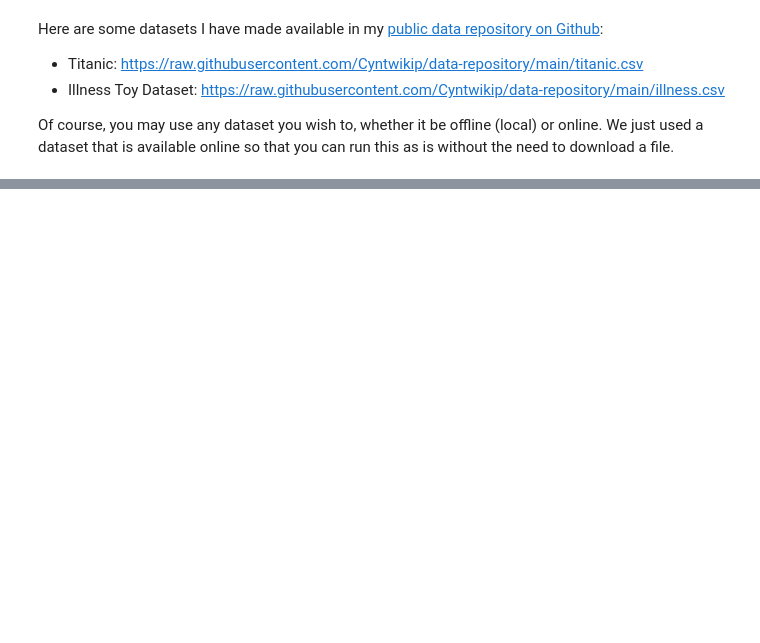
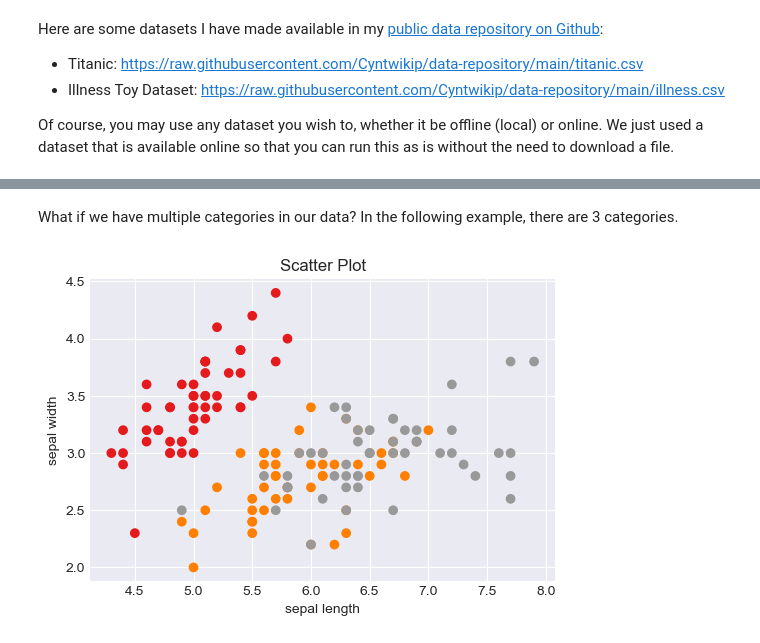
Before and after one commit to Cyntwikip/Python-101, a Jupyter notebook: python_ds.ipynb, the cells around one changed output, grey strips where cells are left out. Drawn from its saved outputs; the diff is of its cells as text; code cells hidden in the pictures; blank space fills up the shorter version.

```diff
--- a/python_ds.ipynb
+++ b/python_ds.ipynb
@@ -27,0 +662,19 @@ Of course, you may use any dataset you wish to, whether it be offline (local) or
+# %% [markdown]
+What if we have multiple categories in our data? In the following example, there are 3 categories.
+# %%
+from sklearn import datasets
+
+# import some data to play with
+iris = datasets.load_iris()
+X = iris.data[:, :2]  # we only take the first two features.
+y = iris.target
+
+plt.figure(figsize=(6, 4), dpi=100)
+plt.ylabel('sepal width')
+plt.xlabel('sepal length')
+plt.title('Scatter Plot')
+
+plt.scatter(X[:,0], X[:,1], c=y, cmap=plt.cm.Set1)
+plt.show()
+# %% [output]
+[figure, added]
```
Also changed, not shown: parts of 97 cells of this notebook.
